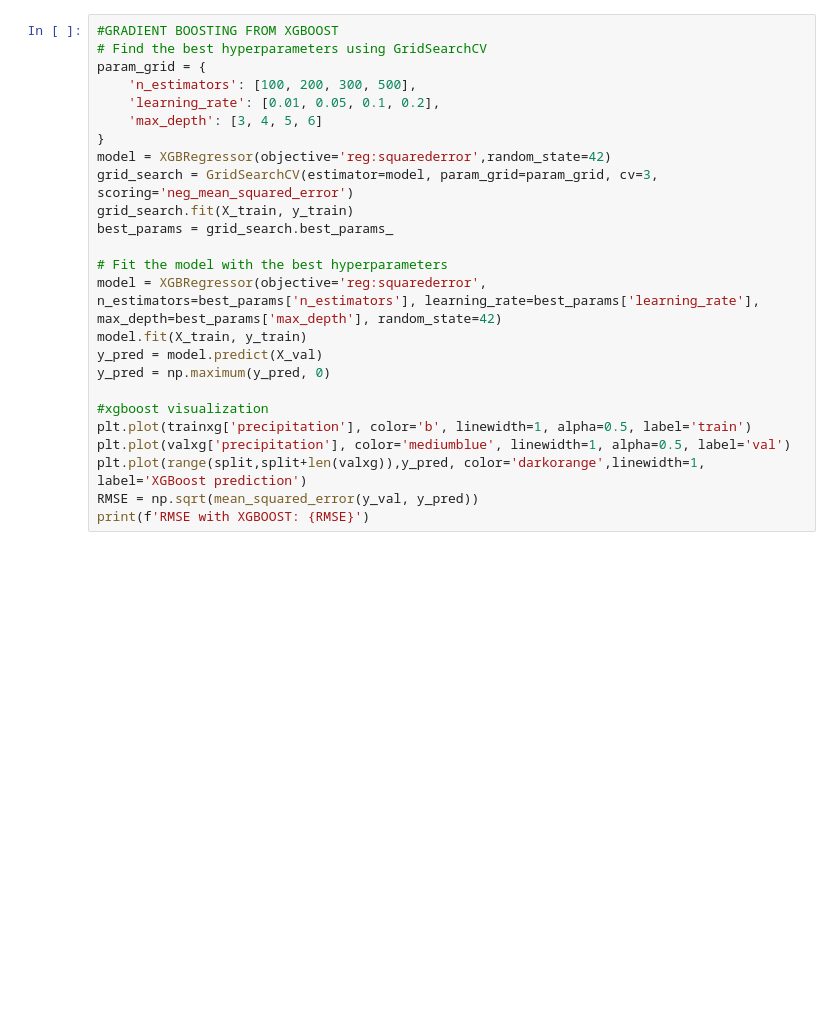
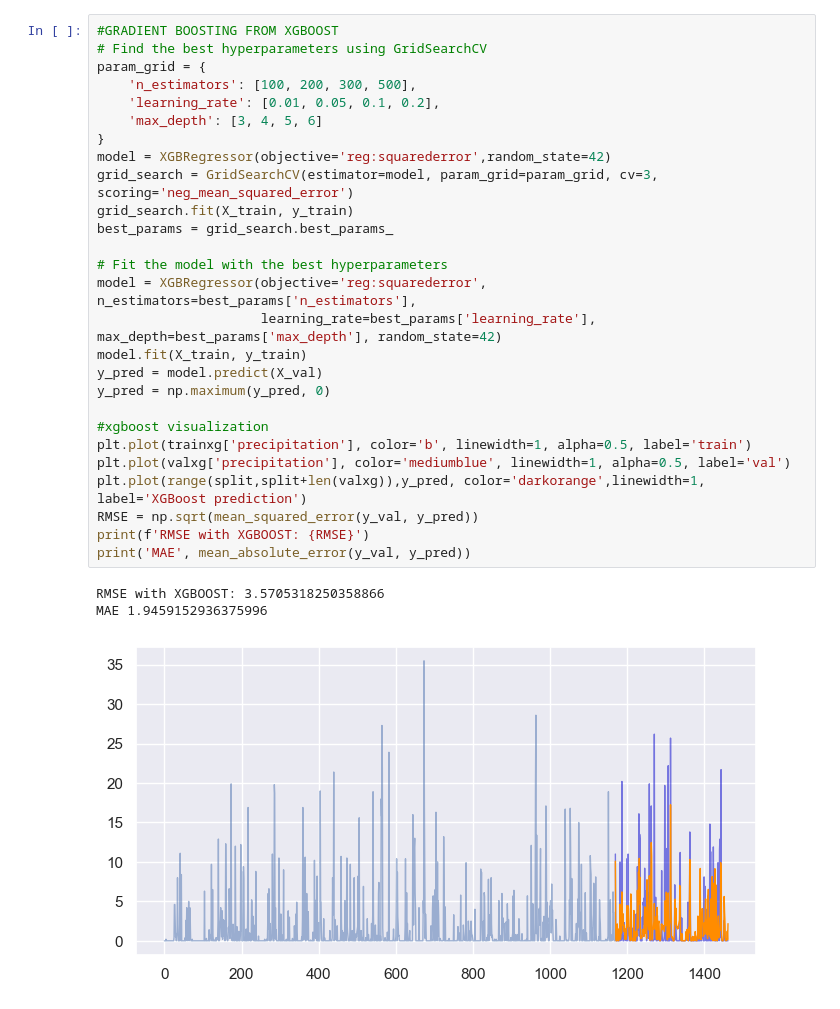
Before and after one commit to plazmica10/Projekat, a Jupyter notebook: main.ipynb, the cells around one changed output. Saved outputs shown, nothing was run; the diff lists cells and outputs as text; blank space fills up the shorter version.

```diff
--- a/main.ipynb
+++ b/main.ipynb
@@ -137,25 +167,31 @@ print(f'Forecasted by weatherapi: {precip} mm')
 # %%
 #GRADIENT BOOSTING FROM XGBOOST
 # Find the best hyperparameters using GridSearchCV
 param_grid = {
     'n_estimators': [100, 200, 300, 500],
     'learning_rate': [0.01, 0.05, 0.1, 0.2],
     'max_depth': [3, 4, 5, 6]
 }
 model = XGBRegressor(objective='reg:squarederror',random_state=42)
 grid_search = GridSearchCV(estimator=model, param_grid=param_grid, cv=3, scoring='neg_mean_squared_error')
 grid_search.fit(X_train, y_train)
 best_params = grid_search.best_params_
 
 # Fit the model with the best hyperparameters
-model = XGBRegressor(objective='reg:squarederror', n_estimators=best_params['n_estimators'], learning_rate=best_params['learning_rate'], max_depth=best_params['max_depth'], random_state=42)
+model = XGBRegressor(objective='reg:squarederror', n_estimators=best_params['n_estimators'],
+                     learning_rate=best_params['learning_rate'], max_depth=best_params['max_depth'], random_state=42)
 model.fit(X_train, y_train)
 y_pred = model.predict(X_val)
 y_pred = np.maximum(y_pred, 0)
 
 #xgboost visualization
 plt.plot(trainxg['precipitation'], color='b', linewidth=1, alpha=0.5, label='train')
 plt.plot(valxg['precipitation'], color='mediumblue', linewidth=1, alpha=0.5, label='val')
 plt.plot(range(split,split+len(valxg)),y_pred, color='darkorange',linewidth=1, label='XGBoost prediction')
 RMSE = np.sqrt(mean_squared_error(y_val, y_pred))
 print(f'RMSE with XGBOOST: {RMSE}')
+print('MAE', mean_absolute_error(y_val, y_pred))
+# %% [output]
+RMSE with XGBOOST: 3.5705318250358866
+MAE 1.9459152936375996
+[figure, added]
```
Also changed, not shown: parts of 10 cells of this notebook, 2 other files.
